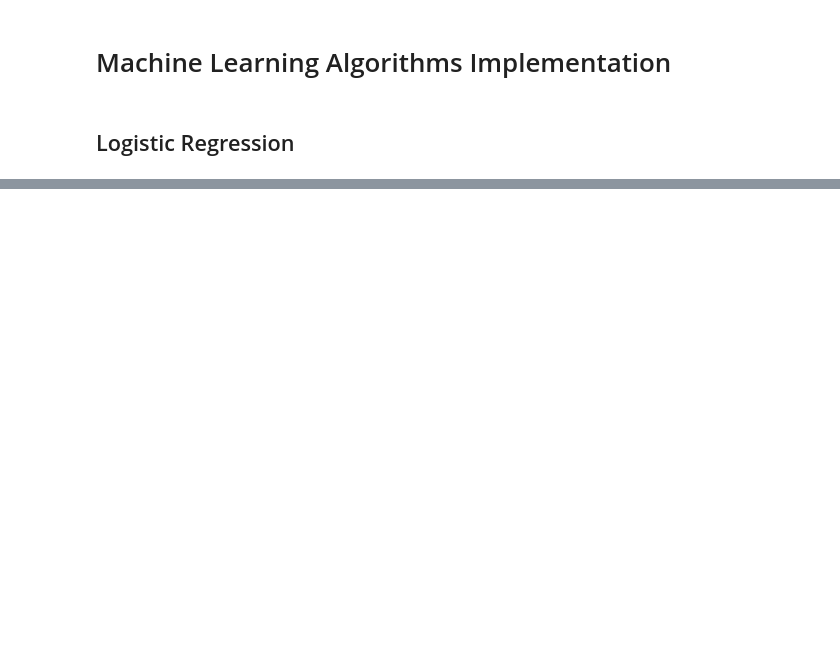
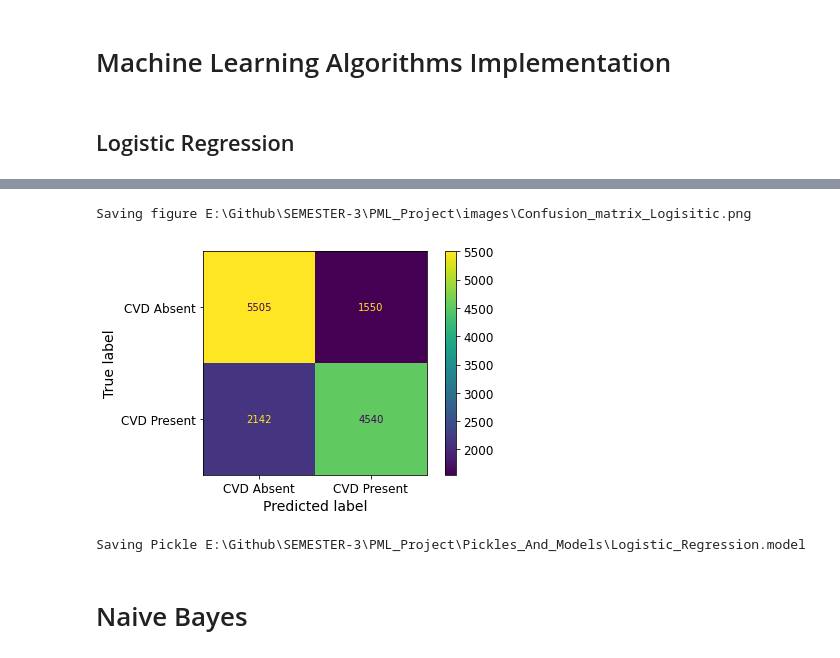
Before and after one commit to OutliersTeam/Cardiovascular-Disease-Prediction, a Jupyter notebook: Notebooks/Cardiovascular_Disease_Prediction.ipynb, the cells around one changed output, grey strips where cells are left out. Cells and saved outputs as stored; diff of their text form; code cells hidden in the pictures; blank space fills up the shorter version.

```diff
--- a/Notebooks/Cardiovascular_Disease_Prediction.ipynb
+++ b/Notebooks/Cardiovascular_Disease_Prediction.ipynb
@@ -431,6 +448,7 @@ save_object(full_pipeline, 'full_pipeline.transformer')
 Saving Pickle E:\Github\SEMESTER-3\PML_Project\Pickles_And_Models\full_pipeline.transformer
 # %%
 X_train = pd.DataFrame(data=full_pipeline.transform(X_train), columns=num_attributes+new_cat_attributes)
+X_test = pd.DataFrame(data=full_pipeline.transform(X_test), columns=num_attributes+new_cat_attributes)
 # %%
 X_train.head(2)
 # %% [output]
@@ -446,0 +462,11 @@ from sklearn.metrics import mean_squared_error, mean_absolute_error
+# %%
+grid_values={
+    "C" : [0.001,0.01,1,5,10,25,50],
+    "penalty" : ["l1","l2"]
+}
+
+grid_search=GridSearchCV(LogisticRegression(),grid_values,cv=10)
+grid_search.fit(X_train,y_train)
+
+print("tuned hpyerparameters :(best parameters) ",grid_search.best_params_)
+print("accuracy :",grid_search.best_score_)
@@ -446,0 +476,11 @@ from sklearn.metrics import mean_squared_error, mean_absolute_error
+# %%
+#Training the model with the optimised parameters
+log_reg = LogisticRegression(C = 25, penalty = 'l2')
+log_reg.fit(X_train, y_train)
+
+#KFold cross-validation for evaluating the model
+cv = KFold(n_splits=10, random_state=1, shuffle=True)
+scores = cross_val_score(log_reg, X_train, y_train, scoring='recall', cv=cv, n_jobs=-1)
+
+# Reporting the performance
+print('Accuracy: %.3f | Scores: (%.3f)' % (np.mean(scores), np.std(scores)))
@@ -446,0 +489,9 @@ from sklearn.metrics import mean_squared_error, mean_absolute_error
+# %%
+# Testing Set
+log_reg = LogisticRegression(C = 25, penalty = 'l2')
+log_reg.fit(X_train, y_train)
+log_pred_test = log_reg.predict(X_test)
+print('Testing dataset')
+print(confusion_matrix(y_test,log_pred_test))
+print(classification_report(y_test,log_pred_test))
+print(accuracy_score(y_test,log_pred_test))
@@ -446,0 +512,13 @@ from sklearn.metrics import mean_squared_error, mean_absolute_error
+# %%
+plot_confusion_matrix(log_reg, X_test, y_test, display_labels = ['CVD Absent', 'CVD Present'])
+save_fig('Confusion_matrix_Logisitic')
+plt.show()
+# %% [output]
+Saving figure E:\Github\SEMESTER-3\PML_Project\images\Confusion_matrix_Logisitic.png
+[figure, added]
+# %%
+save_object(log_reg, 'Logistic_Regression.model')
+# %% [output]
+Saving Pickle E:\Github\SEMESTER-3\PML_Project\Pickles_And_Models\Logistic_Regression.model
+# %% [markdown]
+# Naive Bayes
```
Also changed, not shown: parts of 45 cells of this notebook, 11 other files.
